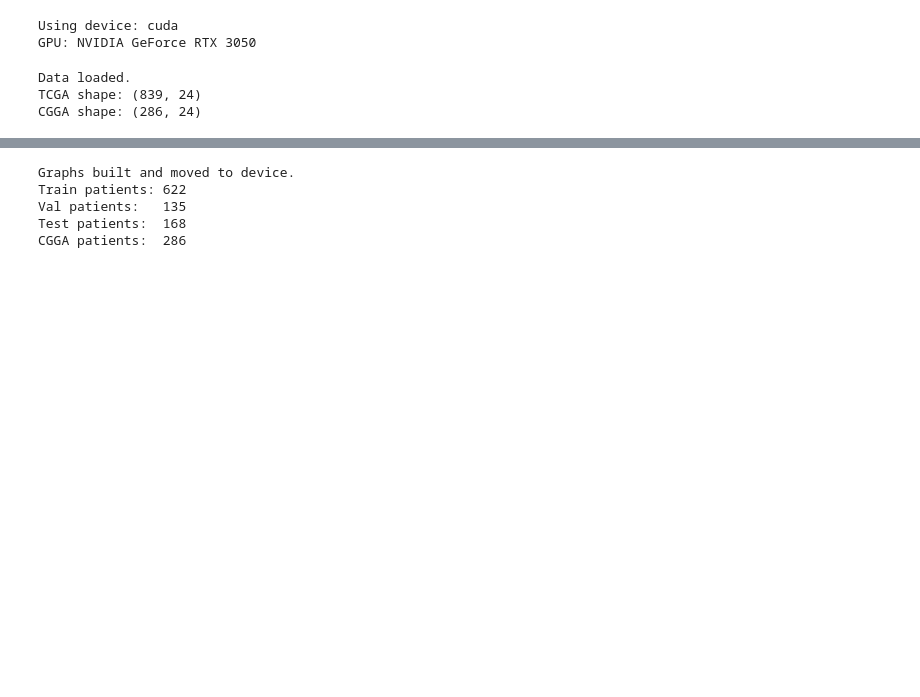
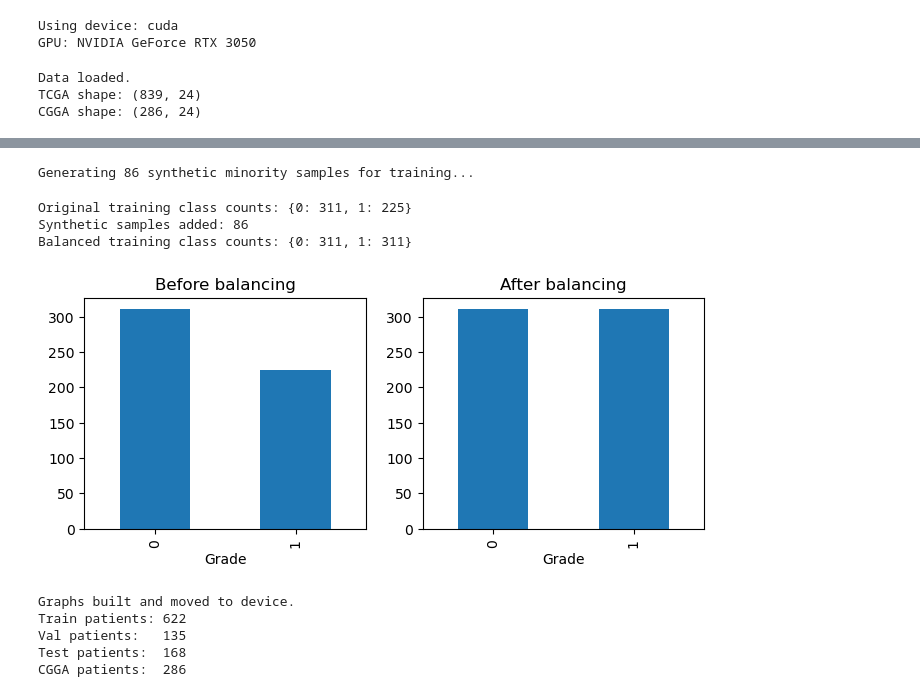
Before and after one commit to NT3RN/biomarker_glioma, a Jupyter notebook: GNNTry/version3_80_20.ipynb, the cells around one changed output, grey strips where cells are left out. Drawn from its saved outputs; the diff is of its cells as text; code cells hidden in the pictures; blank space fills up the shorter version.

```diff
--- a/GNNTry/version3_80_20.ipynb
+++ b/GNNTry/version3_80_20.ipynb
@@ -141,3 +120,46 @@ Name: count, dtype: int64
+# %%
+# 4. Balance ONLY the Final Training Set with CTGAN
+# Metadata for CTGAN
+metadata = SingleTableMetadata()
+metadata.detect_from_dataframe(train_df)
+for col in categorical_columns + gene_columns:
+    metadata.update_column(column_name=col, sdtype='categorical')
+
+# Determine how many minority samples to add
+class_counts = train_df['Grade'].value_counts()
+majority_class = class_counts.idxmax()
+minority_class = class_counts.idxmin()
+samples_needed = class_counts[majority_class] - class_counts[minority_class]
+
+print(f"Generating {samples_needed} synthetic minority samples for training...")
+
+# Fit CTGAN only on training data
+synthesizer = CTGANSynthesizer(metadata, epochs=150, batch_size=50, verbose=False, cuda=True)
+synthesizer.fit(train_df)
+
+# Generate only minority-class samples
+condition = Condition(num_rows=samples_needed, column_values={'Grade': minority_class})
+synthetic_samples = synthesizer.sample_from_conditions(conditions=[condition])
+
+# Create balanced training set
+train_balanced_df = pd.concat([train_df, synthetic_samples], ignore_index=True)
+
+print("Original training class counts:", train_df['Grade'].value_counts().to_dict())
+print("Synthetic samples added:", len(synthetic_samples))
+print("Balanced training class counts:", train_balanced_df['Grade'].value_counts().to_dict())
+
+# Optional: quick bar plot
+import matplotlib.pyplot as plt
+fig, axes = plt.subplots(1,2, figsize=(8,3))
+train_df['Grade'].value_counts().plot(kind='bar', ax=axes[0], title='Before balancing')
+train_balanced_df['Grade'].value_counts().plot(kind='bar', ax=axes[1], title='After balancing')
+plt.show()
+# %% [output]
+Generating 86 synthetic minority samples for training...
+Original training class counts: {0: 311, 1: 225}
+Synthetic samples added: 86
+Balanced training class counts: {0: 311, 1: 311}
+[figure, added]
 # %%
 # 5. Graph Construction Function (with reverse edges)
 
```
Also changed, not shown: parts of 4 cells of this notebook, 1 other file.
